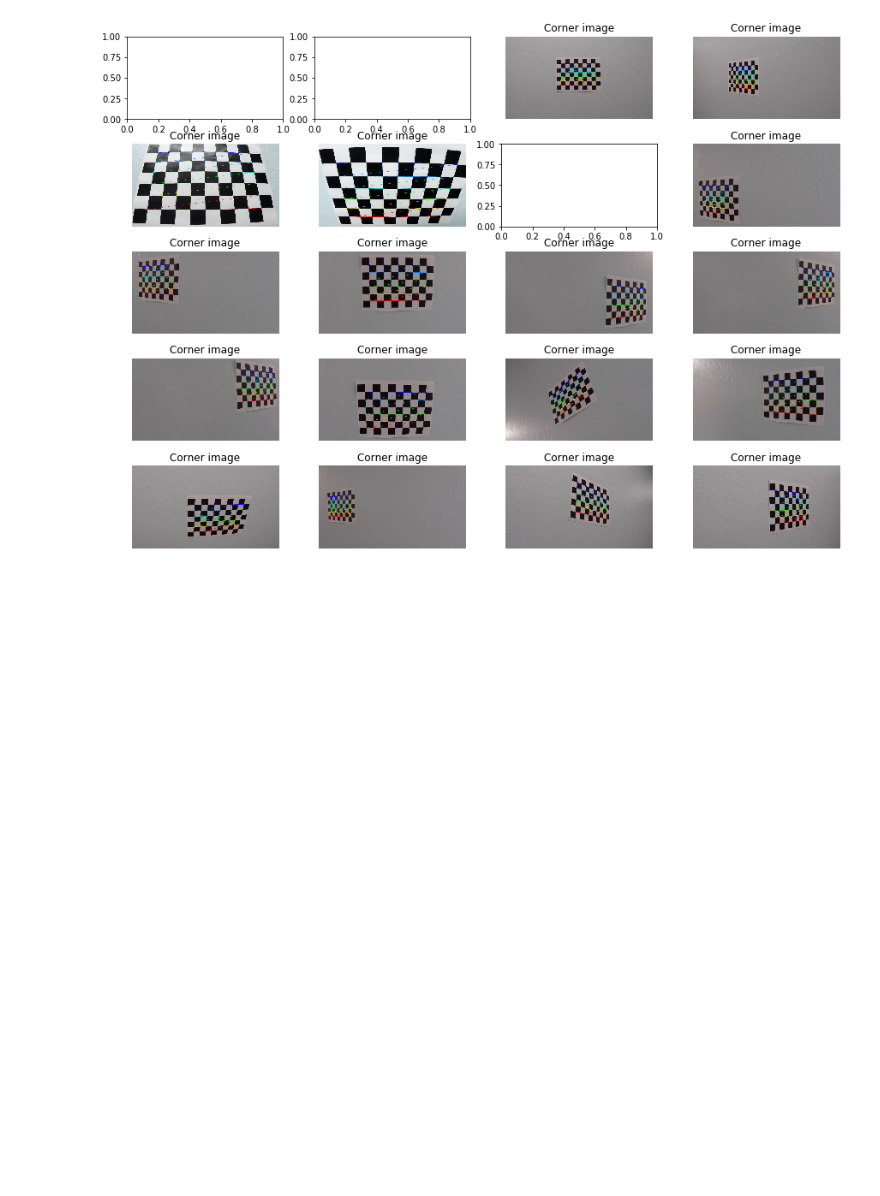
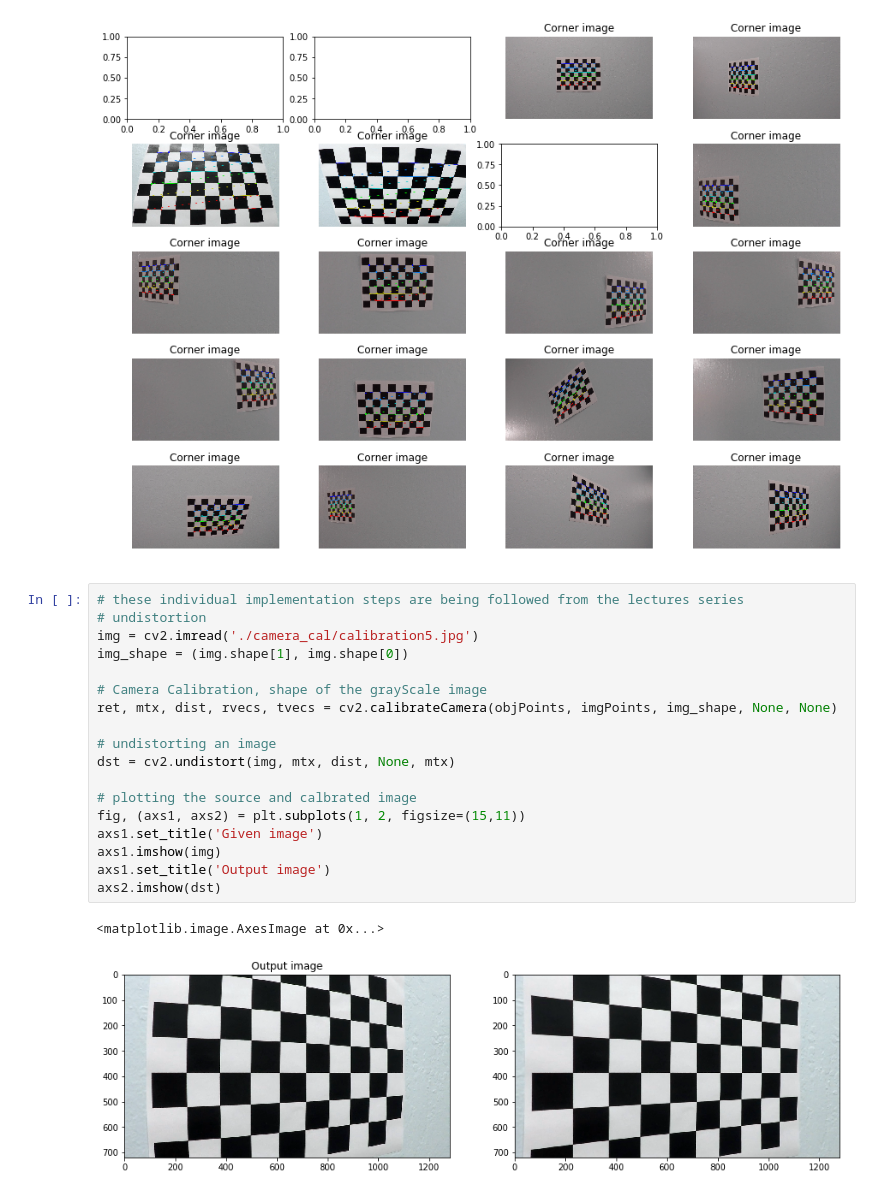
Before and after one commit to biplabku/CarND-Advanced-Lane-Lines, a Jupyter notebook: laneFinding.ipynb, the cells around one changed output. Drawn from its saved outputs; the diff is of its cells as text; blank space fills up the shorter version.

Commit message:
Adding the calibration part of the testing

```diff
--- a/laneFinding.ipynb
+++ b/laneFinding.ipynb
@@ -39,3 +39,24 @@ for i, index in enumerate(imgContainer):
         axs[i].set_title('Corner image')
 # %% [output]
 [figure]
+# %%
+# these individual implementation steps are being followed from the lectures series
+# undistortion
+img = cv2.imread('./camera_cal/calibration5.jpg')
+img_shape = (img.shape[1], img.shape[0])
+
+# Camera Calibration, shape of the grayScale image
+ret, mtx, dist, rvecs, tvecs = cv2.calibrateCamera(objPoints, imgPoints, img_shape, None, None)
+
+# undistorting an image
+dst = cv2.undistort(img, mtx, dist, None, mtx)
+
+# plotting the source and calbrated image
+fig, (axs1, axs2) = plt.subplots(1, 2, figsize=(15,11))
+axs1.set_title('Given image')
+axs1.imshow(img)
+axs1.set_title('Output image')
+axs2.imshow(dst)
+# %% [output]
+<matplotlib.image.AxesImage at 0x...>
+[figure, added]
```
